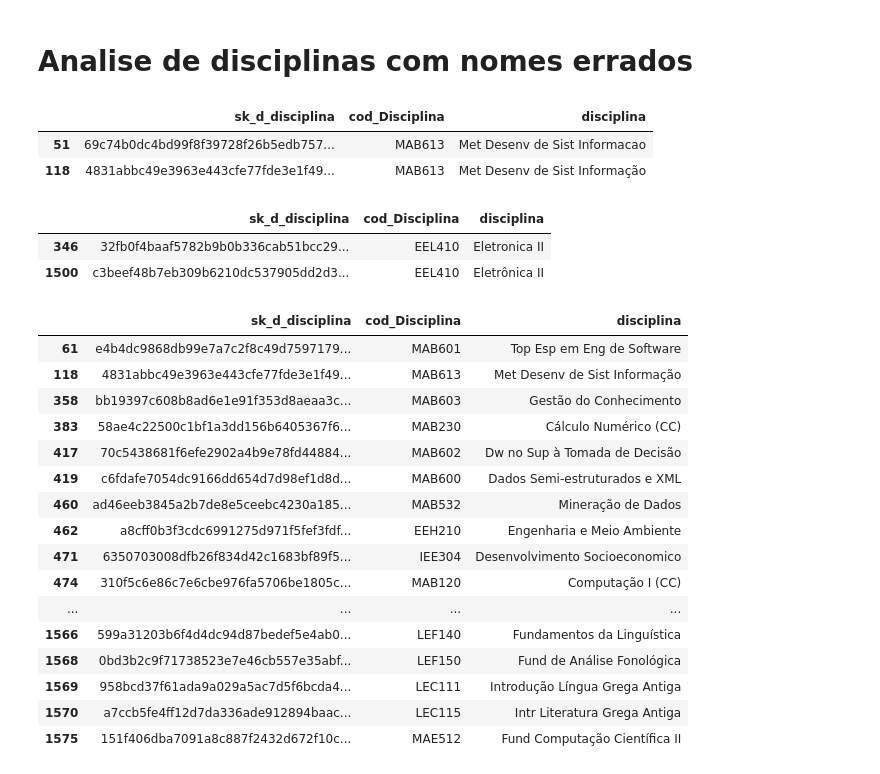
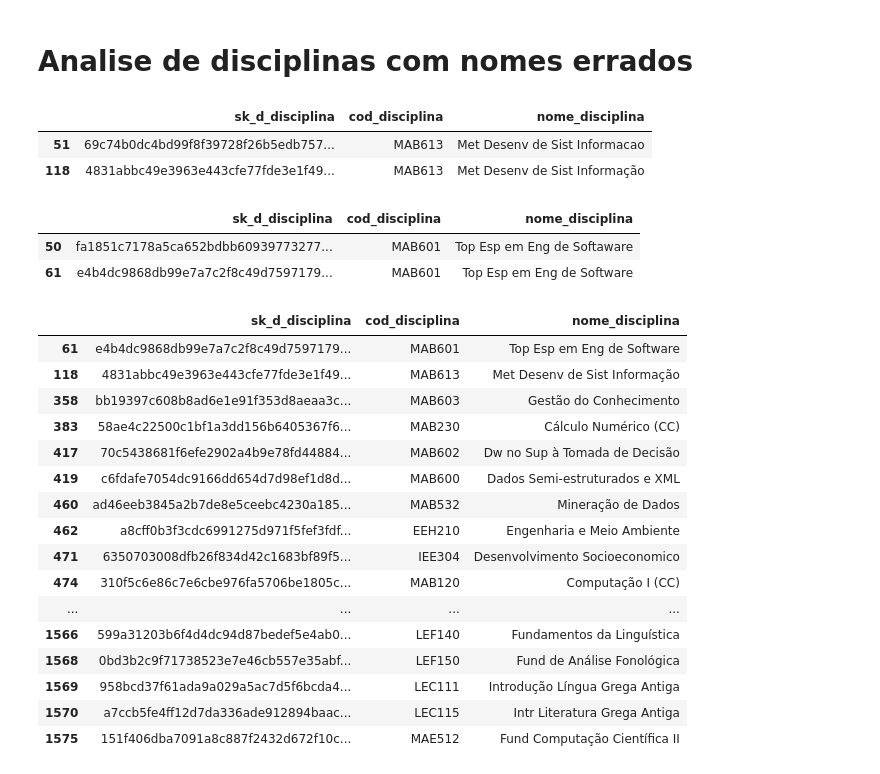
Before and after one commit to MarcosEduard0/Streamlit-TCC, a Jupyter notebook: marcos copy.ipynb, the cells around one changed output. Saved outputs shown, nothing was run; the diff lists cells and outputs as text; code cells hidden in the pictures.

```diff
--- a/marcos copy.ipynb
+++ b/marcos copy.ipynb
@@ -279,17 +279,20 @@ df_completo.head(5).T
 ### Padronizando Nomeclatura das Colunas
 # %%
 colunas = {
-    'cod_Disciplina': 'cod_disciplina',
+    'cod_disciplina': 'cod_disciplina',
+    'disciplina': 'nome_disciplina',
     'matriculaDRE': 'matricula_dre',
     'periodoIngressoUFRJ': 'periodo_ingresso_ufrj',
     'cursoIngressoUFRJ': 'curso_ingresso_ufrj',
     'cursoAtual': 'curso_atual',
-    'situacao_matricula_atual': 'situacao_matricula_atual',
+    'situacaoMatriculaAtual': 'situacao_matricula',
+    'periodoIngressoCursoAtual': 'periodo_ingresso_curso_atual',
     'periodosIntegralizados': 'periodos_integralizados',
     'cargaHorariaAcumulada': 'carga_horaria_acumulada',
 }
+df_completo.rename(colunas, axis=1, inplace=True)
 # %%
-df_completo.rename(colunas, axis=1, inplace=True)
+df_completo.rename(columns=colunas, inplace=True)
 # %% [markdown]
 # Realizando Cagas das Tabelas
 # %% [markdown]
@@ -346,7 +349,7 @@ d_aluno
 #     d_disciplina.to_csv(f'data/d_{nome_dimenssao}.csv', index=False)
 #     d_disciplina
 # %%
-colunas_disciplina = ['sk_d_disciplina', 'cod_Disciplina', 'disciplina']
+colunas_disciplina = ['sk_d_disciplina', 'cod_disciplina', 'nome_disciplina']
 # %%
 d_disciplina = df_completo[colunas_disciplina[1:]]
 d_disciplina = d_disciplina.drop_duplicates().reset_index(drop=True)
@@ -366,7 +369,7 @@ d_disciplina
 | 1593 | LEV015 | Port Estrang: Comp e Prod Oral |
 1594 rows × 2 columns
 # %%
-d_disciplina['sk_d_disciplina'] = d_disciplina.apply(lambda x: hashlib.sha256(str(x['cod_Disciplina'] + x['disciplina']).encode()).hexdigest(), axis=1)
+d_disciplina['sk_d_disciplina'] = d_disciplina.apply(lambda x: hashlib.sha256(str(x['cod_disciplina'] + x['nome_disciplina']).encode()).hexdigest(), axis=1)
 d_disciplina = d_disciplina.reindex(columns=colunas_disciplina)
 d_disciplina.to_csv('data/d_disciplina.csv', index=False)
 d_disciplina
@@ -641,22 +588,22 @@ f_desempenho_academico.to_csv('data/f_desempenho_academico.csv', index=False)
 # %% [markdown]
 # Analise de disciplinas com nomes errados
 # %%
-d_disciplina[d_disciplina['cod_Disciplina'] == 'MAB613']
+d_disciplina[d_disciplina['cod_disciplina'] == 'MAB613']
 # %% [output]
-|  | sk_d_disciplina | cod_Disciplina | disciplina |
+|  | sk_d_disciplina | cod_disciplina | nome_disciplina |
 | 51 | 69c74b0dc4bd99f8f39728f26b5edb757... | MAB613 | Met Desenv de Sist Informacao |
 | 118 | 4831abbc49e3963e443cfe77fde3e1f49... | MAB613 | Met Desenv de Sist Informação |
 # %%
-d_disciplina[d_disciplina['cod_Disciplina'] == 'MAB601']
+d_disciplina[d_disciplina['cod_disciplina'] == 'MAB601']
 # EEL410
 # %% [output]
-|  | sk_d_disciplina | cod_Disciplina | disciplina |
-| 346 | 32fb0f4baaf5782b9b0b336cab51bcc29... | EEL410 | Eletronica II |
-| 1500 | c3beef48b7eb309b6210dc537905dd2d3... | EEL410 | Eletrônica II |
+|  | sk_d_disciplina | cod_disciplina | nome_disciplina |
+| 50 | fa1851c7178a5ca652bdbb60939773277... | MAB601 | Top Esp em Eng de Softaware |
+| 61 | e4b4dc9868db99e7a7c2f8c49d7597179... | MAB601 | Top Esp em Eng de Software |
 # %%
-d_disciplina[d_disciplina['cod_Disciplina'].duplicated()]
+d_disciplina[d_disciplina['cod_disciplina'].duplicated()]
 # %% [output]
-|  | sk_d_disciplina | cod_Disciplina | disciplina |
+|  | sk_d_disciplina | cod_disciplina | nome_disciplina |
 | 61 | e4b4dc9868db99e7a7c2f8c49d7597179... | MAB601 | Top Esp em Eng de Software |
 | 118 | 4831abbc49e3963e443cfe77fde3e1f49... | MAB613 | Met Desenv de Sist Informação |
 | 358 | bb19397c608b8ad6e1e91f353d8aeaa3c... | MAB603 | Gestão do Conhecimento |
```
Also changed, not shown: parts of 31 cells of this notebook, 5 other files.
